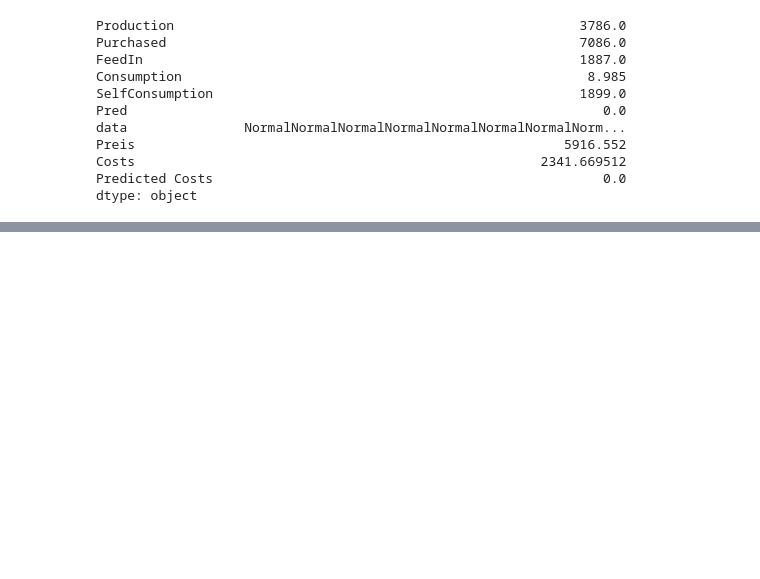
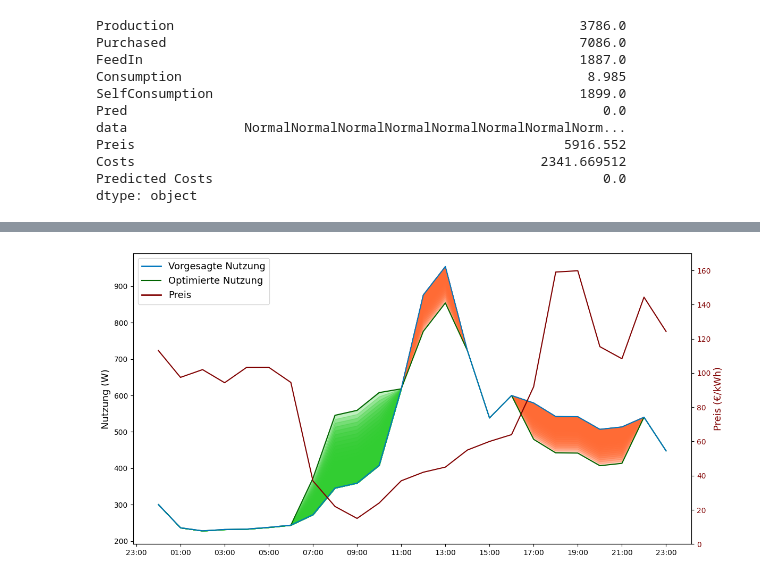
Before and after one commit to MockaWolke/SmartCity, a Jupyter notebook: plots.ipynb, the cells around one changed output, grey strips where cells are left out. Saved outputs shown, nothing was run; the diff lists cells and outputs as text; code cells hidden in the pictures; blank space fills up the shorter version.

Commit message:
with animation

```diff
--- a/plots.ipynb
+++ b/plots.ipynb
@@ -524,0 +639,88 @@ plt.show()
+# %%
+wanted = after.loc[after.index.date == datetime.date(2022, 3, 20)].copy()
+
+morfed = wanted["Pred"].copy()
+
+morfed[8 -1] += 100
+morfed[9-1:12-1] += 200
+
+morfed[13-1] -= 100
+morfed[14-1] -= 100
+
+morfed[19-2:24-2] -= 100
+
+
+wanted["Optimale Nutzung"] = morfed
+
+val = wanted.Preis.values
+val[8:18] = [22, 15, 24,37, 42, 45, 55, 60, 64, 92]
+
+steps = 20
+
+diff = np.linspace(0,1, steps)
+
+diff = (morfed - wanted.Pred.values).values[None, :] * diff[:,None] + wanted.Pred.values[None, :]
+diff
+
+
+fig, ax1 = plt.subplots(figsize=(12, 6))
+
+# "Vorgesagte Nutzung" auf der primären Y-Achse
+line1, = ax1.plot(wanted.index, wanted["Optimale Nutzung"], label="Optimierte Nutzung", color=COLORS[-1])
+line2, = ax1.plot(wanted.index, wanted["Pred"], label="Vorgesagte Nutzung", color=COLORS[0])
+ax1.set_ylabel('Nutzung (W)', fontsize = 13)
+ax1.tick_params(axis='y')
+
+# Preis auf der sekundären Y-Achse
+ax2 = ax1.twinx()
+ax2.plot(wanted.index, wanted["Preis"], label="Preis (€/kWh)", color=COLORS[1])
+ax2.set_ylabel('Preis (€/kWh)', color= COLORS[1], fontsize = 13)
+ax2.tick_params(axis='y', labelcolor= COLORS[1])
+
+start_time = datetime.datetime(wanted.index[0].year, wanted.index[0].month, wanted.index[0].day, 11, 0)
+end_time = datetime.datetime(wanted.index[0].year, wanted.index[0].month, wanted.index[0].day, 22, 0)
+
+
+
+start_time_green = wanted.index[0]
+end_time_green = datetime.datetime(start_time_green.year, start_time_green.month, start_time_green.day, 11, 0)
+
+
+
+
+# Titel und Legende hinzufügen
+ax2.set_ylim(0, 170)
+
+ax1.xaxis.set_major_locator(mdates.HourLocator(interval=2))
+ax1.xaxis.set_major_formatter(mdates.DateFormatter('%H:%M'))
+
+from matplotlib.lines import Line2D
+legend_elements = [
+                    Line2D([0], [0], color=COLORS[0], lw=2, label="Vorgesagte Nutzung",),
+                   Line2D([0],[0], color=COLORS[-1], label="Optimierte Nutzung",),
+                   Line2D([0], [0], color=COLORS[1], lw=2, label='Preis',),
+                   ]
+ax1.legend(handles=legend_elements, loc='upper left', fontsize = 13)
+
+
+
+def update(frame):
+    ydata = diff[frame]
+    line1.set_ydata(ydata)
+
+
+    ax1.fill_between(wanted.index, ydata, wanted["Pred"],
+                     where=((wanted.index >= start_time) & (wanted.index <= end_time) & (ydata < wanted["Pred"])),
+                     color=COLORS[3], alpha=0.3, interpolate=True)
+
+    ax1.fill_between(wanted.index, ydata, wanted["Pred"],
+                     where=((wanted.index >= start_time_green) & (wanted.index <= end_time_green) & (ydata >= wanted["Pred"])),
+                     color=COLORS[2], alpha=0.3, interpolate=True)
+
+    return line1, line2
+
+plt.tight_layout()
+ani = FuncAnimation(fig, update, frames=range(steps), blit=True, repeat=False)
+ani.save("imgs/animation.gif")
+# %% [output]
+[figure, added]
```
Also changed, not shown: parts of 8 cells of this notebook, 13 other files.
